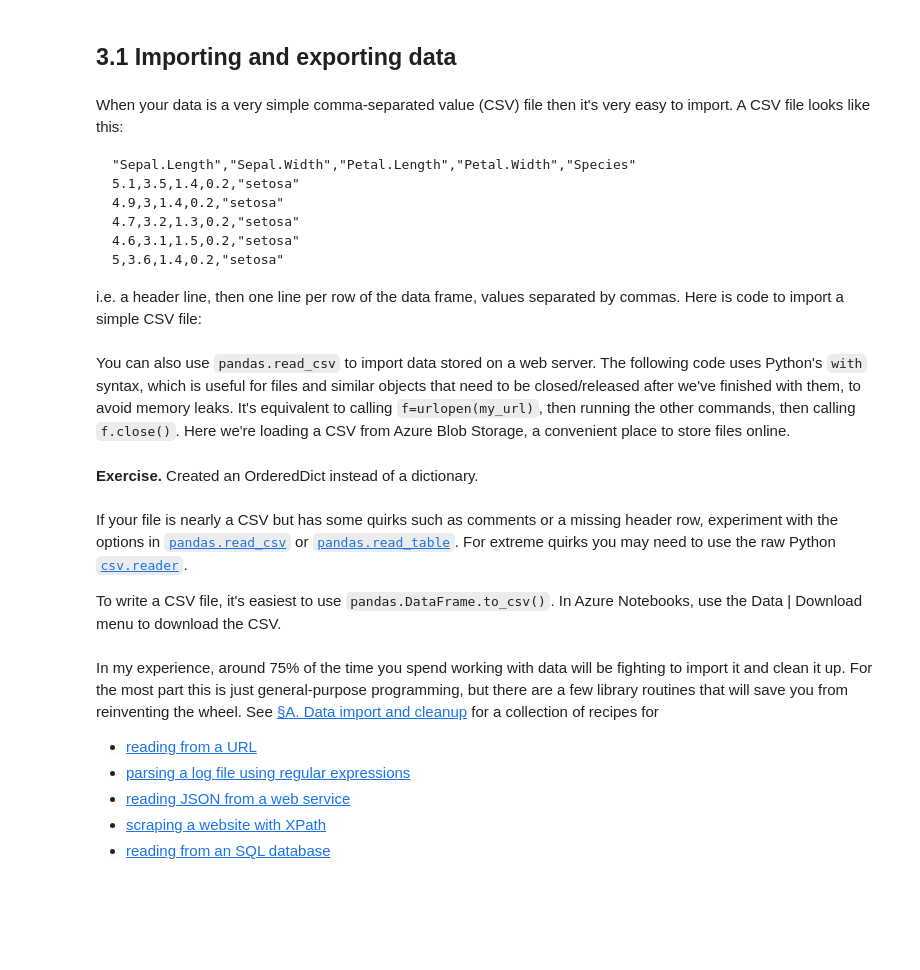
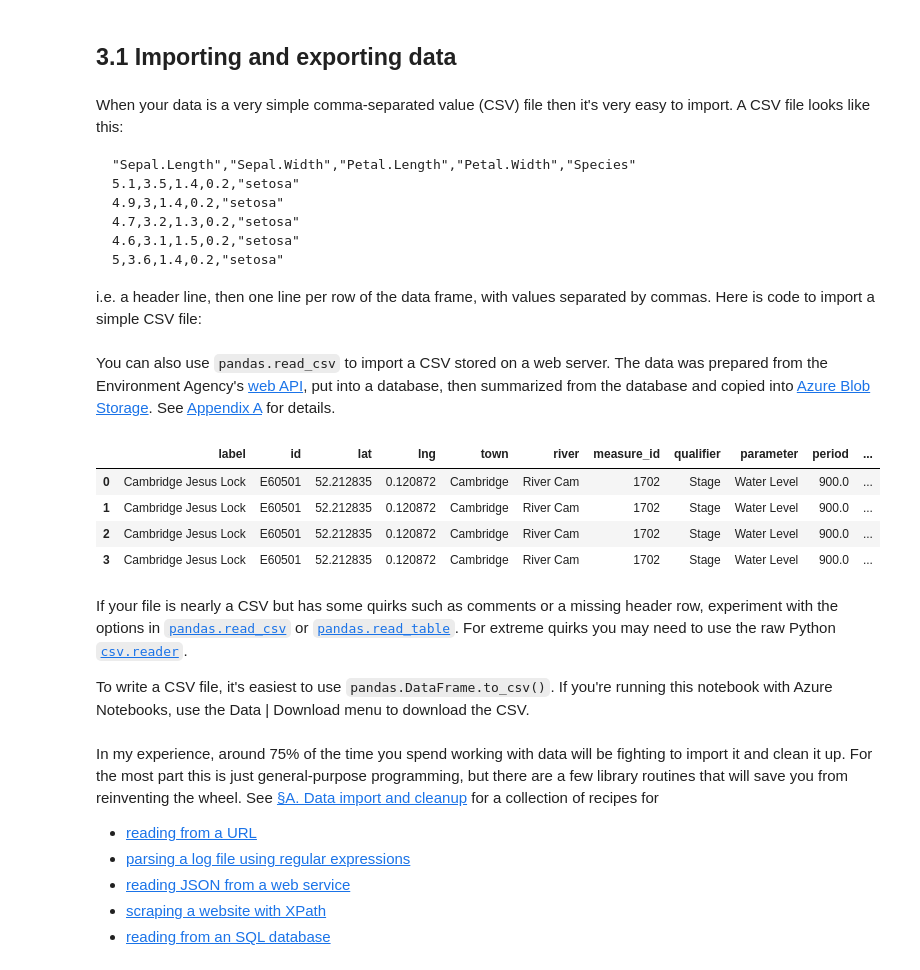
Before and after one commit to damonjw/scicomp, a Jupyter notebook: 3. Working with data.ipynb, the cells around one changed output. Cells and saved outputs as stored; diff of their text form; code cells hidden in the pictures; blank space fills up the shorter version.

````diff
--- a/3. Working with data.ipynb
+++ b/3. Working with data.ipynb
@@ -87,6 +87,6 @@ When your data is a very simple comma-separated value (CSV) file then it's very
 4.6,3.1,1.5,0.2,"setosa"
 5,3.6,1.4,0.2,"setosa"
 ```
-i.e. a header line, then one line per row of the data frame, values separated by commas.
+i.e. a header line, then one line per row of the data frame, with values separated by commas.
 Here is code to import a simple CSV file:
 # %%
@@ -95,19 +95,29 @@ df = {col:df[col].values for col in df}       # (optional) convert it to dict of
-# %% [markdown]
-You can also use `pandas.read_csv` to import data stored on a web server. The following code uses Python's
-`with` syntax, which is useful for files and similar objects that need to be closed/released after we've finished with them, to avoid memory leaks. It's equivalent to calling `f=urlopen(my_url)`, then running the other commands, then calling `f.close()`. Here we're loading a CSV from Azure Blob Storage, a convenient place to store files online.
+# %% [markdown]
+You can also use `pandas.read_csv` to import a CSV stored on a web server. The data was prepared from the Environment Agency's [web API](http://environment.data.gov.uk/flood-monitoring/doc/reference), put into a database, then summarized from the database and copied into [Azure Blob Storage](https://azure.microsoft.com/en-gb/services/storage/blobs/). See
+[Appendix A](A.%20Data%20import%20and%20cleanup.ipynb) for details.
 # %%
-import urllib.request                         # standard library for web requests
+# standard library for web requests
+import urllib.request
 my_url = "https://teachingfiles.blob.core.windows.net/scicomp/flood.csv"
+
+# The 'with' syntax means: f=urlopen(my_url), do stuff, then call f.close().
+# This syntax is useful for any resource that needs to be released/closed after use.
 with urllib.request.urlopen(my_url) as f:
-    df = pandas.read_csv(f)
-    df = {col:df[col].values for col in df}
-pandas.DataFrame(df)[:5]                      # show the first 5 rows
+    flood = pandas.read_csv(f)
+    flood = OrderedDict((k, flood[k].values) for k in flood)
+
+# Show the first 4 rows
+pandas.DataFrame(flood)[:4]
+# %% [output]
+|  | label | id | lat | lng | town | river | measure_id | qualifier | parameter | period | ... |
+| 0 | Cambridge Jesus Lock | E60501 | 52.212835 | 0.120872 | Cambridge | River Cam | 1702 | Stage | Water Level | 900.0 | ... |
+| 1 | Cambridge Jesus Lock | E60501 | 52.212835 | 0.120872 | Cambridge | River Cam | 1702 | Stage | Water Level | 900.0 | ... |
+| 2 | Cambridge Jesus Lock | E60501 | 52.212835 | 0.120872 | Cambridge | River Cam | 1702 | Stage | Water Level | 900.0 | ... |
+| 3 | Cambridge Jesus Lock | E60501 | 52.212835 | 0.120872 | Cambridge | River Cam | 1702 | Stage | Water Level | 900.0 | ... |
-# %% [markdown]
-**Exercise.** Created an OrderedDict instead of a dictionary.
 # %% [markdown]
 If your file is nearly a CSV but has some quirks such as comments or a missing header row, experiment with the options in [`pandas.read_csv`](https://pandas.pydata.org/pandas-docs/stable/generated/pandas.read_csv.html) or [`pandas.read_table`](https://pandas.pydata.org/pandas-docs/stable/generated/pandas.read_table.html). For extreme quirks you may need to use the raw Python [`csv.reader`](https://docs.python.org/3/library/csv.html#csv.reader).
 
 To write a CSV file, it's easiest to use `pandas.DataFrame.to_csv()`.
-In Azure Notebooks, use the Data | Download menu to download the CSV.
+If you're running this notebook with Azure Notebooks, use the Data | Download menu to download the CSV.
 # %%
 # Convert a dictionary of vectors into pandas.DataFrame
````
Also changed, not shown: parts of 81 cells of this notebook, 4 other files.
